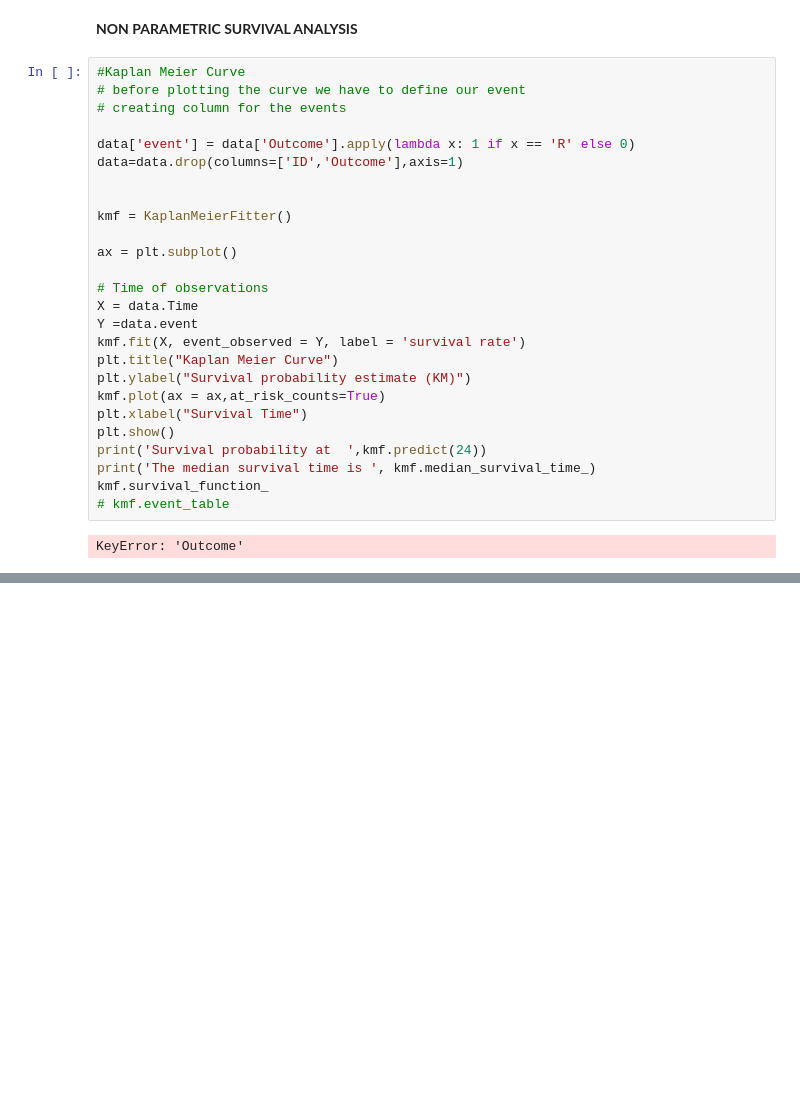
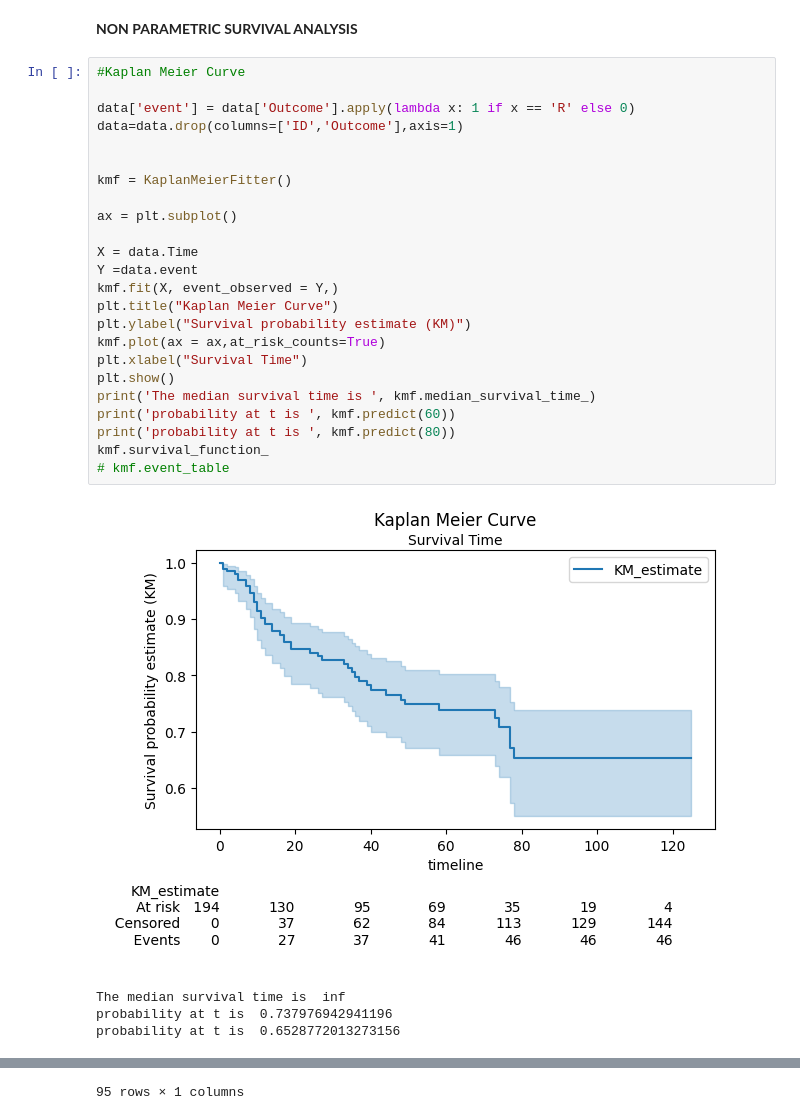
Before and after one commit to Ru-ka01/Breast_Cancer_Prognosis, a Jupyter notebook: Breast_Cancer.ipynb, the cells around one changed output, grey strips where cells are left out. Drawn from its saved outputs; the diff is of its cells as text; blank space fills up the shorter version.

```diff
--- a/Breast_Cancer.ipynb
+++ b/Breast_Cancer.ipynb
@@ -161,29 +157,30 @@ plt.show()
 <B>NON PARAMETRIC SURVIVAL ANALYSIS<b>
 # %%
 #Kaplan Meier Curve
-# before plotting the curve we have to define our event
-# creating column for the events
 
 data['event'] = data['Outcome'].apply(lambda x: 1 if x == 'R' else 0)
 data=data.drop(columns=['ID','Outcome'],axis=1)
 
 
 kmf = KaplanMeierFitter()
 
 ax = plt.subplot()
 
-# Time of observations
 X = data.Time
 Y =data.event
-kmf.fit(X, event_observed = Y, label = 'survival rate')
+kmf.fit(X, event_observed = Y,)
 plt.title("Kaplan Meier Curve")
 plt.ylabel("Survival probability estimate (KM)")
 kmf.plot(ax = ax,at_risk_counts=True)
 plt.xlabel("Survival Time")
 plt.show()
-print('Survival probability at  ',kmf.predict(24))
 print('The median survival time is ', kmf.median_survival_time_)
+print('probability at t is ', kmf.predict(60))
+print('probability at t is ', kmf.predict(80))
 kmf.survival_function_
 # kmf.event_table
 # %% [output]
+[figure, added]
-KeyError: 'Outcome'
+The median survival time is  inf
+probability at t is  0.737976942941196
+probability at t is  0.6528772013273156
@@ -190,3 +200,4 @@ KeyError: 'Outcome'
+95 rows × 1 columns
 # %%
 # Nelson aalen
 naf=NelsonAalenFitter()
```
Also changed, not shown: parts of 11 cells of this notebook.
